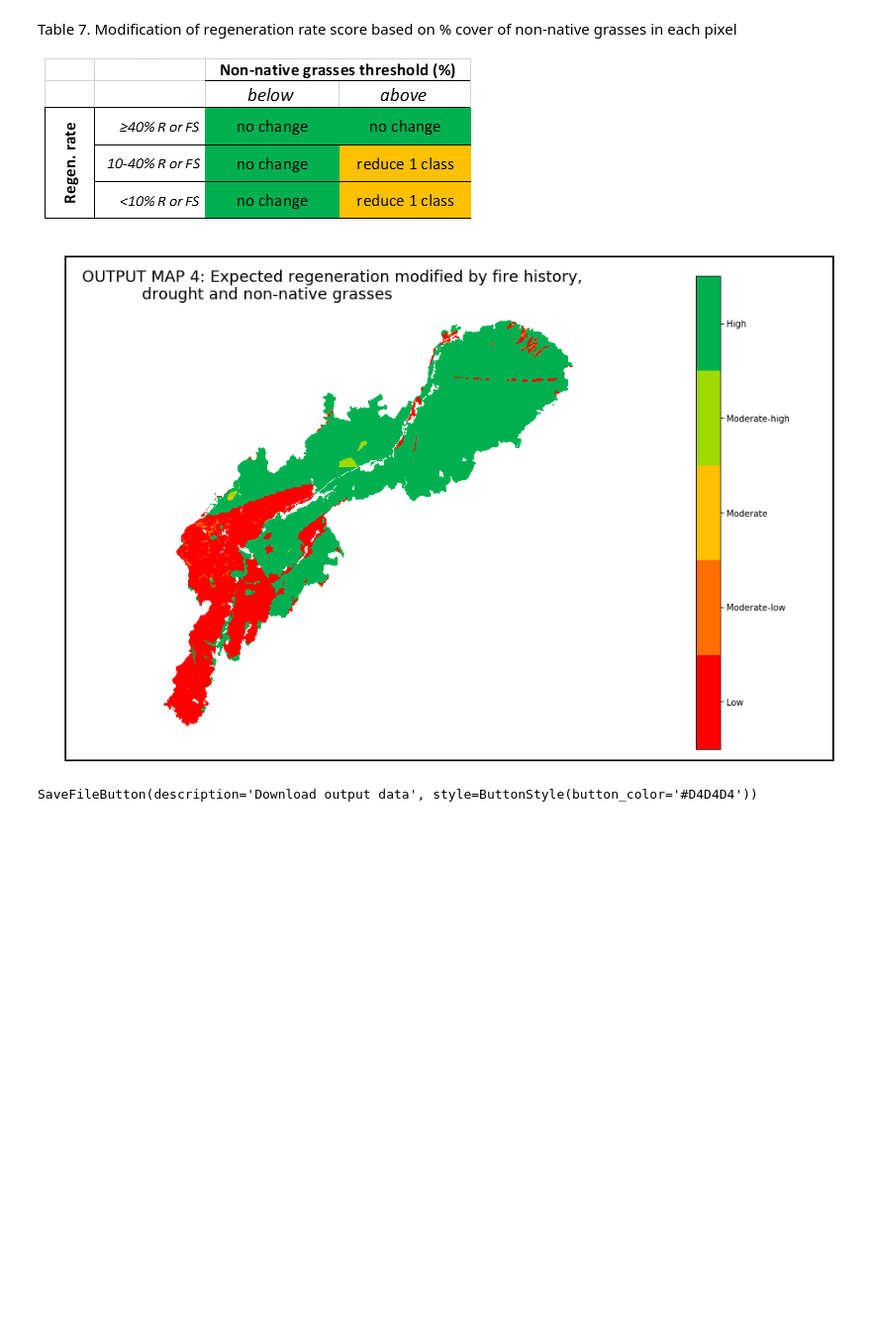
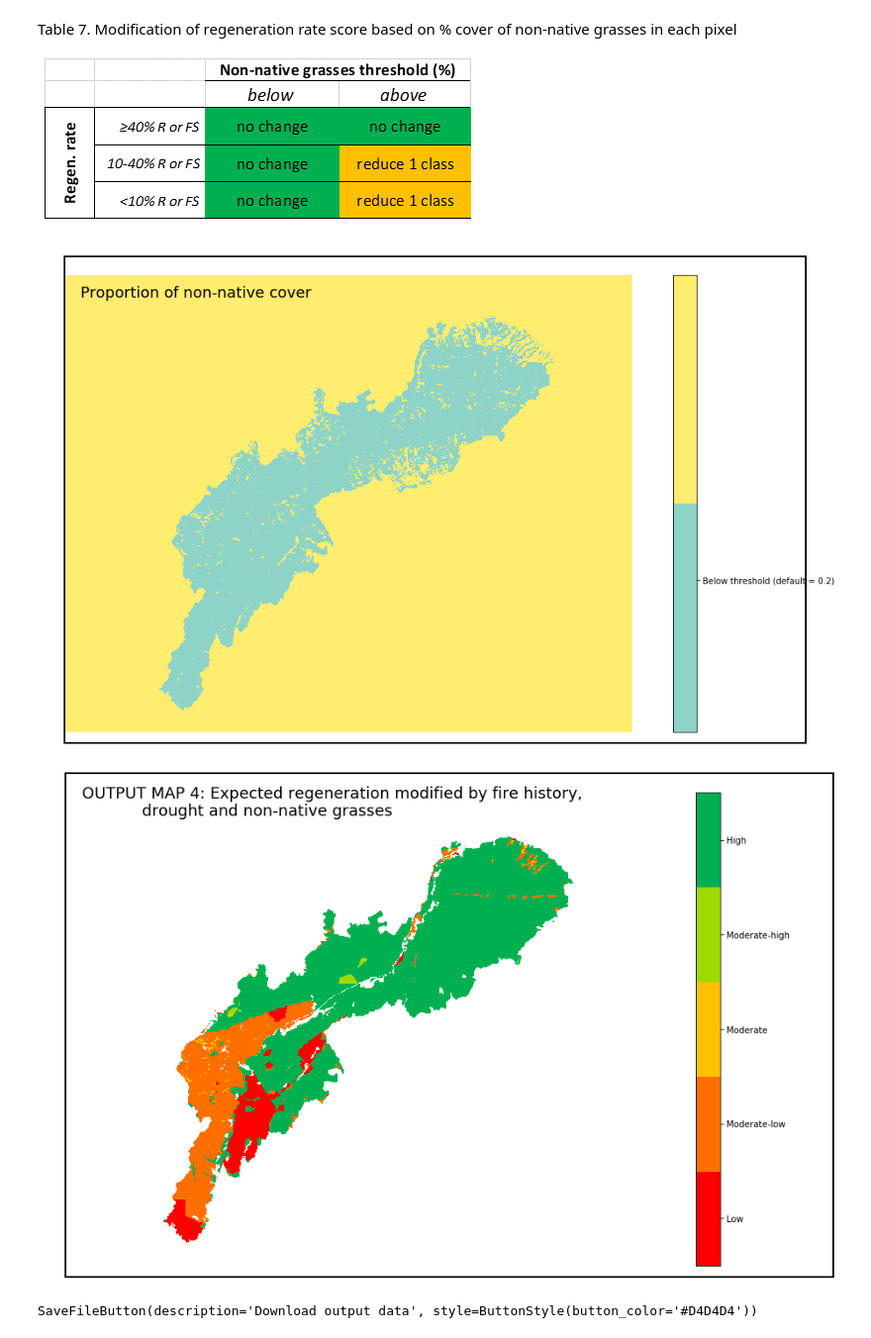
Before and after one commit to adhollander/postfire, a Jupyter notebook: CopperFire18.ipynb, the cells around one changed output. Shown: that part at 99% size. Drawn from its saved outputs; the diff is of its cells as text; code cells hidden in the pictures; blank space fills up the shorter version.

```diff
--- a/CopperFire18.ipynb
+++ b/CopperFire18.ipynb
@@ -430,23 +430,20 @@ def droughtmodify2(expregen, vegtopo, prefiredrought, postfireyear1drought, post
     postfirediff = 0
     if resproutp == 'high':
         if postfireyear1drought:
-            postfirediff -= 2
-        if numpostfireyears >= 2:
-            if postfireyear2drought:
-                postfirediff -= 1
-        if numpostfireyears == 3:
-            if postfireyear3drought:
-                postfirediff -= 1
+            postfirediff -= 1
+            if numpostfireyears >= 1:
+                if postfireyear2drought:
+                    postfirediff -= 1
         expregenout = expregen + postfirediff
     else: # resproutp is average or low
         if postfireyear1drought:
-            postfirediff -= 1
-        if numpostfireyears >= 2:
+                postfirediff -= 2
+                if numpostfireyears >= 2:
+                    if postfireyear2drought:
+                        postfirediff -= 2
+        else:
             if postfireyear2drought:
-                postfirediff -= 0.5
-        if numpostfireyears == 3:
-            if postfireyear3drought:
-                postfirediff -= 0.5
+                postfirediff -= 1
         if fireseason == 'wet':  # adjust if a seeder and fire occurs in winter
             postfirediff -= 1
     try:
@@ -1282,25 +1294,46 @@ BoundedIntText(value=20, description='Enter % threshold of herbaceous cover', st
 # %%
 # plot expected regeneration with fire modified by drought and invasives
 herbrast = xr.open_rasterio(nonnativerast)
+herbrastthresh0 = xr.where(herbrast.isnull() , np.nan, herbrast)
+herbrastthresh = xr.where(herbrastthresh0 > invasivethreshold, 0, 1)
+fig, ax = plt.subplots(figsize=(18,10))
+cmap = plt.get_cmap('Set3', 2)
+cmap.set_over(alpha=1)
+nonnativeplot = ax.imshow(herbrastthresh[0,], cmap=cmap, vmin=-0.5, vmax=1)
+cbar = fig.colorbar(nonnativeplot, fraction=0.03, ticks=range(0,1))
+herblabels = ['Below threshold (default = 0.2)', 'Above threshold']
+cbar.ax.set_yticklabels(herblabels)
+#ax.set(title="OUTPUT MAP 4: Expected regeneration modified by fire history, drought and non-native grasses")
+autoAxis = ax.axis()
+rec = plt.Rectangle((autoAxis[0]-0.7,autoAxis[2]+15),(autoAxis[1]-autoAxis[0])+240,(autoAxis[3]-autoAxis[2])-40,fill=False,lw=2)
+rec = ax.add_patch(rec)
+rec.set_clip_on(False)
+ax.text(20,30, """Proportion of non-native cover""",  fontsize=18)
+ax.set_axis_off();
+
+
+
+
 invasivemr = invasivesmodifyrast(droughtmr, fvegarr2, herbrast, invasivethreshold)
 
 
 fig, ax = plt.subplots(figsize=(18,10))
 cmap = redorangegreencm
 cmap.set_over(alpha=0)
 invasivemrplot = ax.imshow(invasivemr[0,], cmap=cmap, vmin=0.5, vmax=5.5)
 cbar = fig.colorbar(invasivemrplot, fraction=0.03, ticks=range(1,6))
 cbar.ax.set_yticklabels(invroglabels)
 #ax.set(title="OUTPUT MAP 4: Expected regeneration modified by fire history, drought and non-native grasses")
 autoAxis = ax.axis()
 rec = plt.Rectangle((autoAxis[0]-0.7,autoAxis[2]+15),(autoAxis[1]-autoAxis[0])+240,(autoAxis[3]-autoAxis[2])-40,fill=False,lw=2)
 rec = ax.add_patch(rec)
 rec.set_clip_on(False)
 ax.text(20,30, """OUTPUT MAP 4: Expected regeneration modified by fire history,
             drought and non-native grasses""",  fontsize=18)
 ax.set_axis_off();
 # %% [output]
-[figure, old version]
+[figure, new version]
+[figure, added]
 # %%
 # download output data
 downloadwgt4 =  SaveFileButton(invasivemr)
```
Also changed, not shown: parts of 10 cells of this notebook.
